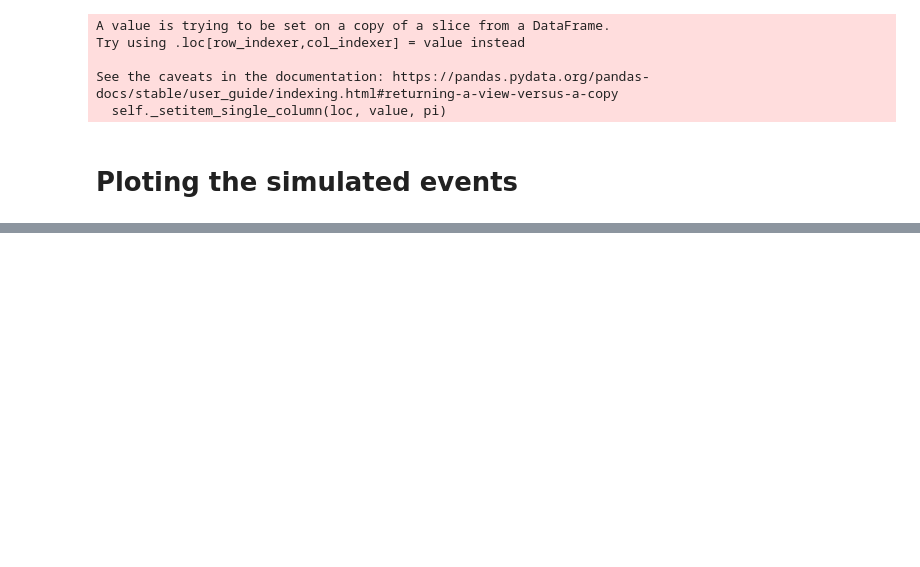
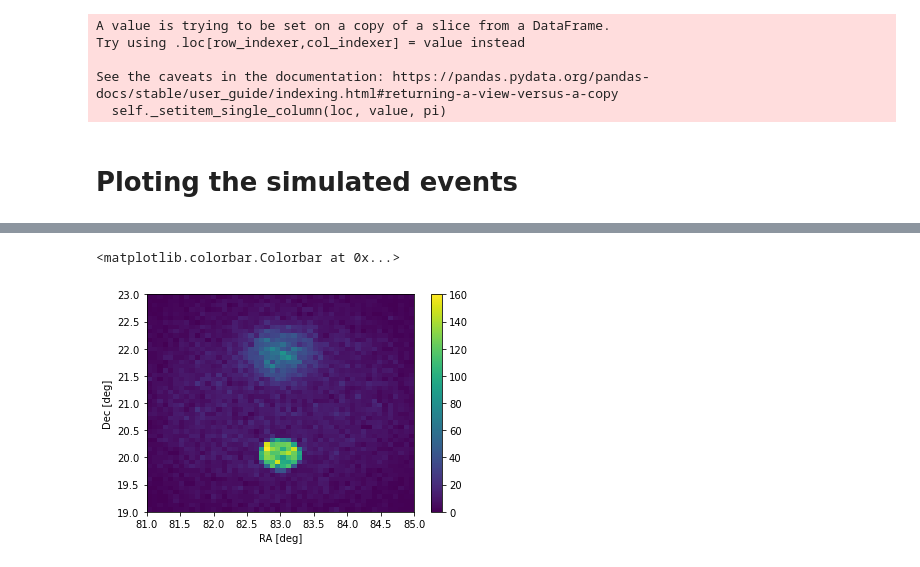
Before and after one commit to cta-observatory/srcsim, a Jupyter notebook: notebooks/data-run-testing.ipynb, the cells around one changed output, grey strips where cells are left out. Saved outputs shown, nothing was run; the diff lists cells and outputs as text; code cells hidden in the pictures; blank space fills up the shorter version.

```diff
--- a/notebooks/data-run-testing.ipynb
+++ b/notebooks/data-run-testing.ipynb
@@ -97 +115,21 @@ cam_x, cam_y = events[['reco_src_x', 'reco_src_y']].to_numpy().transpose() * u.m
+# %%
+tel_pos = run.tel_pos
+frame = AltAz(
+    obstime=Time(events['dragon_time'], format='unix'),
+    location=run.obsloc
+)
+
+tel_pos = run.tel_pos.transform_to(frame)
+
+offset_frame = SkyOffsetFrame(
+    origin=tel_pos.altaz.skyoffset_frame().origin,
+    location=tel_pos.altaz.frame.location,
+    obstime=tel_pos.altaz.frame.obstime
+)
+
+coords = SkyCoord(
+    events['src_x'].to_numpy() * u.m * cam2angle,
+    events['src_y'].to_numpy() * u.m * cam2angle,
+    frame=offset_frame
+)
 # %%
@@ -111,3 +151,19 @@ pyplot.colorbar()
+# %%
+pyplot.xlabel('RA [deg]')
+pyplot.ylabel('Dec [deg]')
+pyplot.hist2d(
+    coords.icrs.ra.to('deg').value,
+    coords.icrs.dec.to('deg').value,
+    range=[
+        (run.tel_pos.ra.to('deg').value - 2, run.tel_pos.ra.to('deg').value + 2),
+        (run.tel_pos.dec.to('deg').value - 2, run.tel_pos.dec.to('deg').value + 2)
+    ],
+    bins=50
+);
+pyplot.colorbar()
+# %% [output]
+<matplotlib.colorbar.Colorbar at 0x...>
+[figure, added]
 # %%
 pyplot.semilogy()
 pyplot.hist(
```
Also changed, not shown: parts of 6 cells of this notebook, 1 other file.
